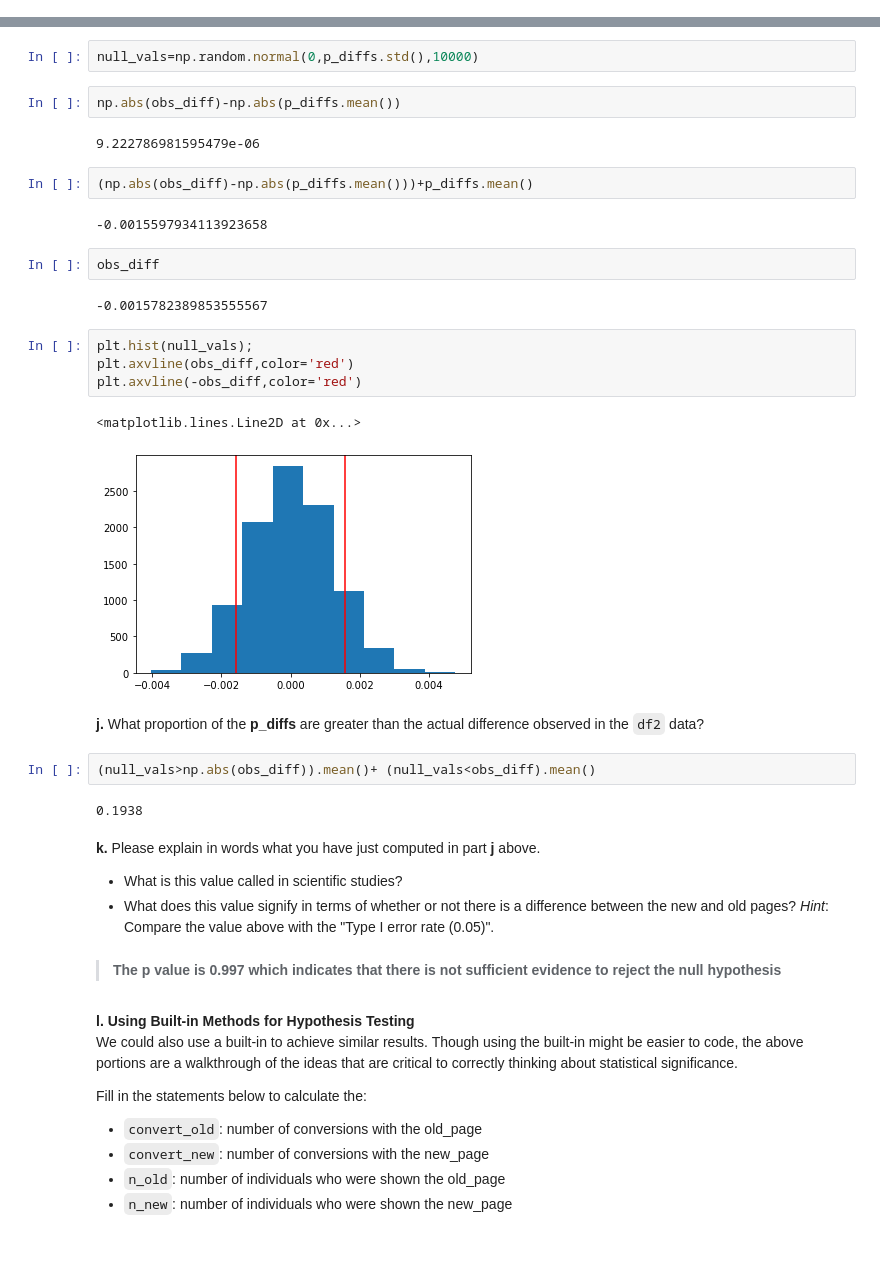
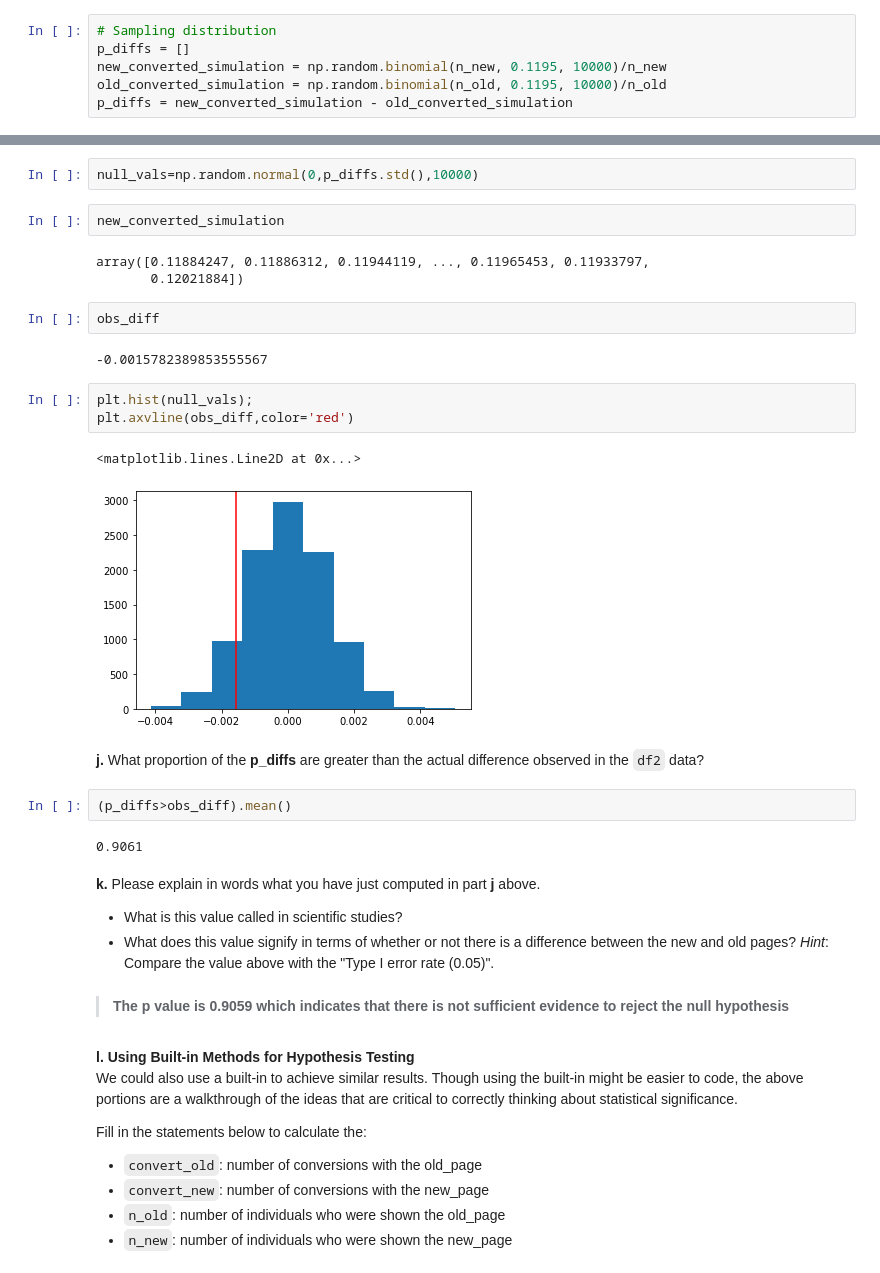
Before and after one commit to ardeshirsaadat/project_AB_test, a Jupyter notebook: Analyze_ab_test_results_notebook.ipynb, the cells around one changed output, grey strips where cells are left out. Saved outputs shown, nothing was run; the diff lists cells and outputs as text.

```diff
--- a/Analyze_ab_test_results_notebook.ipynb
+++ b/Analyze_ab_test_results_notebook.ipynb
@@ -331,3 +307,9 @@ for _ in range(10000):
+# %%
+# Sampling distribution
+p_diffs = []
+new_converted_simulation = np.random.binomial(n_new, 0.1195, 10000)/n_new
+old_converted_simulation = np.random.binomial(n_old, 0.1195, 10000)/n_old
+p_diffs = new_converted_simulation - old_converted_simulation
 # %% [markdown]
 **i. Histogram**<br>
 Plot a histogram of the **p_diffs**.  Does this plot look like what you expected?  Use the matching problem in the classroom to assure you fully understand what was computed here.<br><br>
@@ -342,14 +324,11 @@ import matplotlib.pyplot as plt
 p_diffs=np.array(p_diffs)
 # %%
 null_vals=np.random.normal(0,p_diffs.std(),10000)
-# %%
-np.abs(obs_diff)-np.abs(p_diffs.mean())
-# %% [output]
-9.222786981595479e-06
-# %%
-(np.abs(obs_diff)-np.abs(p_diffs.mean()))+p_diffs.mean()
-# %% [output]
--0.0015597934113923658
+# %%
+new_converted_simulation
+# %% [output]
+array([0.11884247, 0.11886312, 0.11944119, ..., 0.11965453, 0.11933797,
+       0.12021884])
 # %%
 obs_diff
 # %% [output]
@@ -357,22 +336,21 @@ obs_diff
 # %%
 plt.hist(null_vals);
 plt.axvline(obs_diff,color='red')
-plt.axvline(-obs_diff,color='red')
 # %% [output]
 <matplotlib.lines.Line2D at 0x...>
-[figure, old version]
+[figure, new version]
 # %% [markdown]
 **j.** What proportion of the **p_diffs** are greater than the actual difference observed in the `df2` data?
 # %%
-(null_vals>np.abs(obs_diff)).mean()+ (null_vals<obs_diff).mean()
+(p_diffs>obs_diff).mean()
 # %% [output]
-0.1938
+0.9061
 # %% [markdown]
 **k.** Please explain in words what you have just computed in part **j** above.
  - What is this value called in scientific studies?
  - What does this value signify in terms of whether or not there is a difference between the new and old pages? *Hint*: Compare the value above with the "Type I error rate (0.05)".
 # %% [markdown]
->**The p value is 0.997 which indicates that there is not sufficient evidence to reject the null hypothesis**
+>**The p value is 0.9059 which indicates that there is not sufficient evidence to reject the null hypothesis**
 # %% [markdown]
 
 
```
Also changed, not shown: parts of 15 cells of this notebook, 1 other file.
